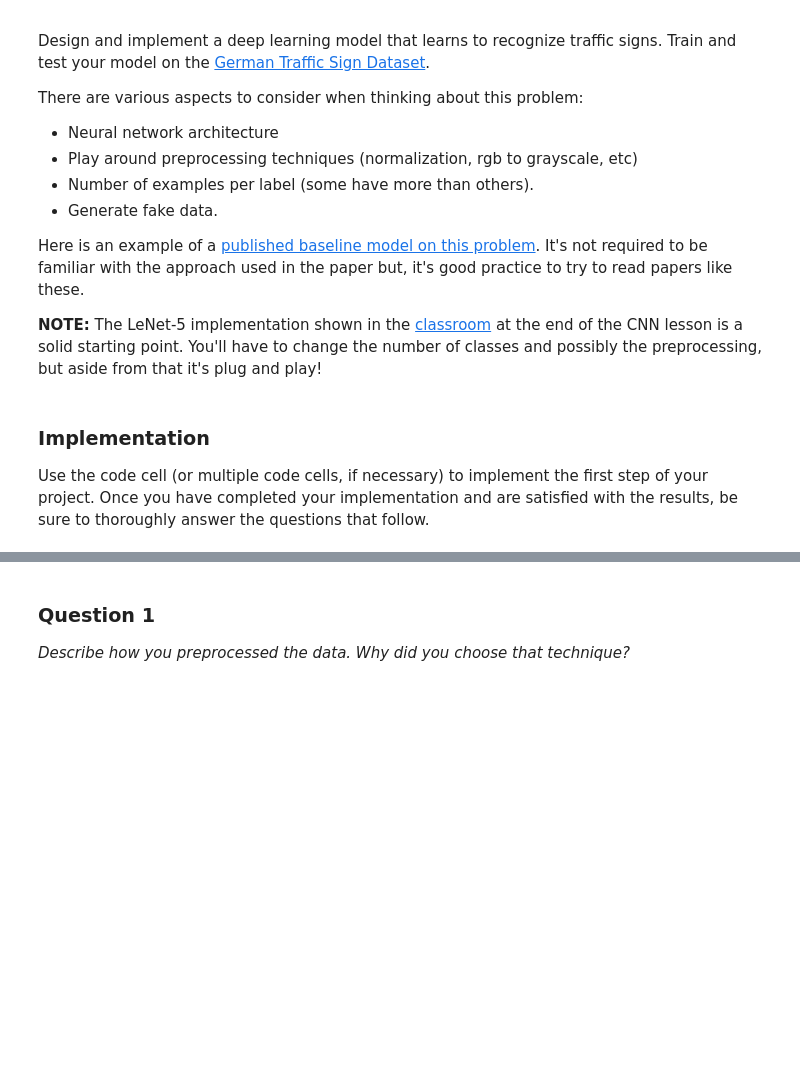
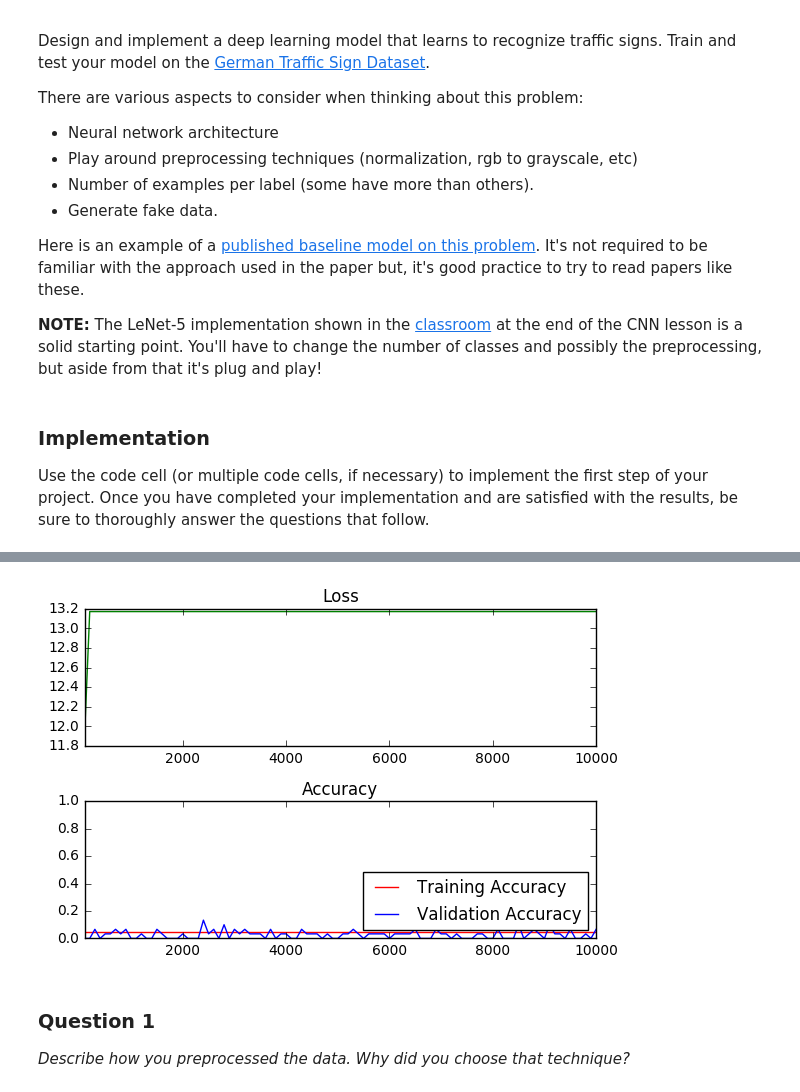
Before and after one commit to firefoxxy8/CarND-Traffic-Sign-Classifier-Project, a Jupyter notebook: Traffic_Sign_Classifier.ipynb, the cells around one changed output, grey strips where cells are left out. Drawn from its saved outputs; the diff is of its cells as text; code cells hidden in the pictures; blank space fills up the shorter version.

```diff
--- a/Traffic_Sign_Classifier.ipynb
+++ b/Traffic_Sign_Classifier.ipynb
@@ -201,7 +206,7 @@ conv2d_bias = None
 fc_weights = []
 fc_biases = []
 
-with tf.variable_scope('BONHOMME', reuse=False):
+with tf.variable_scope('JOAO', reuse=False):
     conv2d_weight = tf.get_variable("conv2w", shape=[filter_width, filter_height, color_channels, conv_k_output], initializer=tf.contrib.layers.xavier_initializer())
     conv2d_bias = tf.get_variable("conv2b", shape=[conv_k_output], initializer=tf.contrib.layers.xavier_initializer())
 
@@ -210,7 +215,7 @@ with tf.variable_scope('BONHOMME', reuse=False):
         fc_biases.append(tf.get_variable('fc_bias' + str(i), shape=[fc_params[i + 1]], initializer=tf.contrib.layers.xavier_initializer()))
 
 # One-hot encoded training and validation labels
-oh_train_labels = tf.one_hot(train_labels, n_classes).eval(session=tf.Session())
+oh_train_labels = tf.one_hot(y_train, n_classes).eval(session=tf.Session())
 oh_valid_labels = tf.one_hot(valid_labels, n_classes).eval(session=tf.Session())
 
 # Input placeholders
@@ -240,0 +249,4 @@ print('Network architecture created')
+# %%
+test_features = np.array(X_test) / 255 * 0.8 + 0.1
+oh_test_labels = tf.one_hot(y_test, n_classes).eval(session=tf.Session())
+print('Test label one hot encoded')
@@ -240,0 +278,73 @@ print('Network architecture created')
+# %%
+import tqdm
+from tqdm import tqdm
+
+training_epochs = 100
+optimizer = tf.train.AdamOptimizer().minimize(loss)
+
+log_batch_step = 100
+batches = []
+loss_batch = []
+train_acc_batch = []
+valid_acc_batch = []
+validation_accuracy = 0.0
+
+init = tf.global_variables_initializer()
+
+session = tf.Session(config=tf.ConfigProto(log_device_placement=True))
+session.run(init)
+batch_count = int(len(X_test) / batch_size)
+
+for epoch in range(training_epochs):
+    batches_pbar = tqdm(range(batch_count), desc='Epoch {:>2}/{}'.format(epoch + 1, training_epochs), unit='batches')
+
+    # The training cycle
+    for batch_i in batches_pbar:
+        batch_start = batch_i * batch_size
+        batch_features = X_test[batch_start:batch_start + batch_size]
+        batch_labels = oh_train_labels[batch_start:batch_start + batch_size]
+
+        _, l = session.run(
+            [optimizer, loss],
+            feed_dict={input_ph: batch_features, labels_ph: batch_labels})
+
+        if not batch_i % log_batch_step:
+            training_accuracy = session.run(
+                accuracy,
+                feed_dict={input_ph: batch_features, labels_ph: batch_labels}
+            )
+
+            idx = np.random.randint(len(valid_features), size=int(batch_size * .2))
+
+            validation_accuracy = session.run(
+                accuracy,
+                feed_dict={input_ph: valid_features[idx,:], labels_ph: oh_valid_labels[idx,:]}
+            )
+
+            # Log batches
+            previous_batch = batches[-1] if batches else 0
+            batches.append(log_batch_step + previous_batch)
+            loss_batch.append(l)
+            train_acc_batch.append(training_accuracy)
+            valid_acc_batch.append(validation_accuracy)
+
+
+validation_accuracy = run_batch(session, accuracy, valid_features, oh_valid_labels)
+test_accuracy = run_batch(session, accuracy, test_features, oh_test_labels)
+
+print('Final validation accuracy: ', validation_accuracy)
+print('Final test accuracy: ', test_accuracy)
+loss_plot = plt.subplot(211)
+loss_plot.set_title('Loss')
+loss_plot.plot(batches, loss_batch, 'g')
+loss_plot.set_xlim([batches[0], batches[-1]])
+acc_plot = plt.subplot(212)
+acc_plot.set_title('Accuracy')
+acc_plot.plot(batches, train_acc_batch, 'r', label='Training Accuracy')
+acc_plot.plot(batches, valid_acc_batch, 'b', label='Validation Accuracy')
+acc_plot.set_ylim([0, 1.0])
+acc_plot.set_xlim([batches[0], batches[-1]])
+acc_plot.legend(loc=4)
+plt.tight_layout()
+plt.show()
+# %% [output]
@@ -241,3 +353,4 @@ print('Network architecture created')
+[figure, added]
 # %% [markdown]
 ### Question 1
 
```
Also changed, not shown: parts of 7 cells of this notebook.
